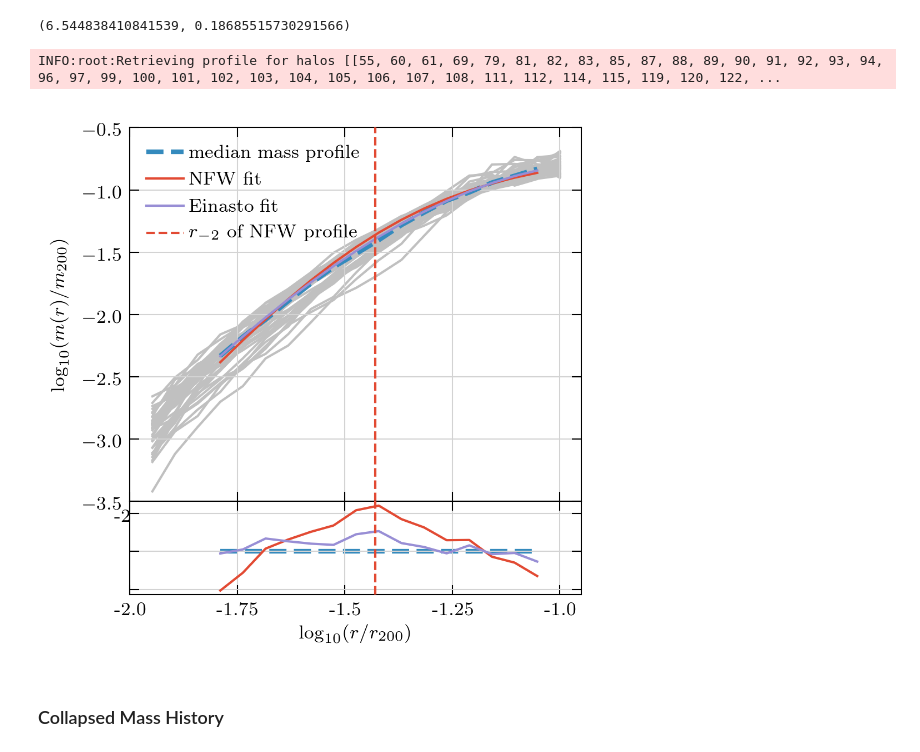
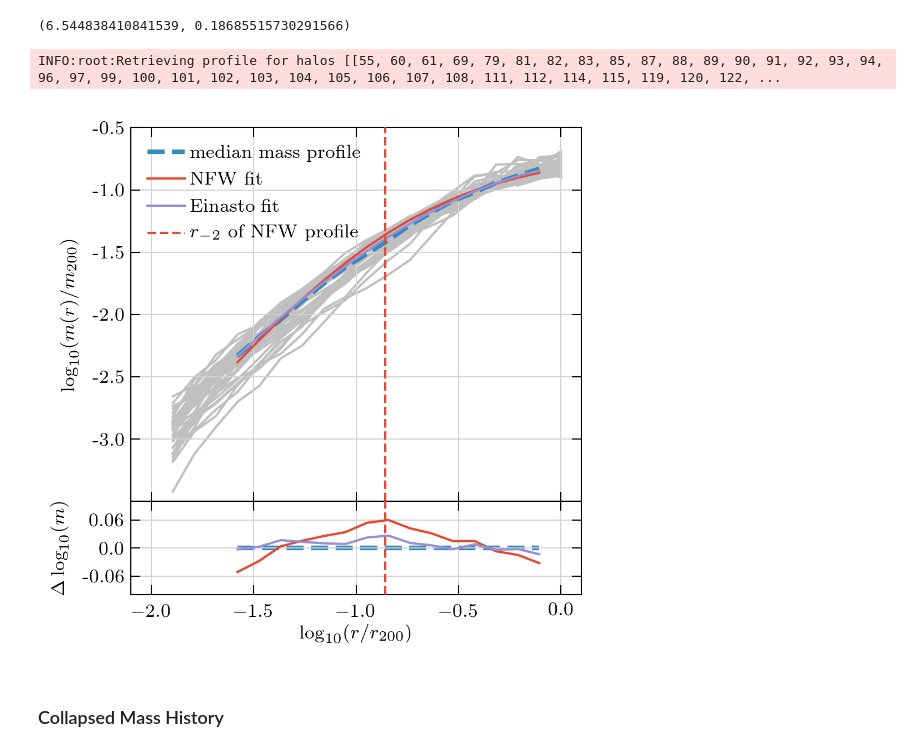
Before and after one commit to oleskiewicz/hbtp, a Jupyter notebook: halo.ipynb, the cells around one changed output. Cells and saved outputs as stored; diff of their text form; code cells hidden in the pictures.

```diff
--- a/halo.ipynb
+++ b/halo.ipynb
@@ -18,7 +18,7 @@ from cosmology import nfw, einasto
 
 from src import read
 # %%
-# plt.style.use('paper')
+plt.style.use('paper')
 # %% [markdown]
 ### Analysis parameters
 # %%
@@ -292,16 +292,20 @@ INFO:root:Retrieving profile for halos [[55, 60, 61, 69, 79, 81, 82, 83, 85, 87,
 # %%
 fig = plt.figure()
 grid = plt.GridSpec(5, 1, hspace=0.0, wspace=0.0)
+
 ax = fig.add_subplot(grid[:-1, 0])
-ax_res = fig.add_subplot(grid[-1, 0], yticklabels=[], sharex=ax)
 ax.set_xlabel(None)
 ax.set_ylabel(r"$\log_{10}(m(r) / m_{200})$")
-ax.set_xlim([-2.0, 0.1])
+ax.set_xlim([-2.1, 0.1])
 ax.set_ylim([-3.5, -0.5])
+ax.set_yticklabels([None, -3.0, -2.5, -2.0, -1.5, -1.0, -0.5])
+
+ax_res = fig.add_subplot(grid[-1, 0], yticklabels=[], sharex=ax)
 ax_res.set_xlabel(r"$\log_{10}(r / r_{200})$")
-ax.set_xlim([-2.0, 0.1])
-ax.set_xticklabels([])
-ax_res.set_xticklabels([-2.0, -1.75, -1.5, -1.25, -1.0, -0.75, -0.5, -0.25, 0.0])
+ax_res.set_ylabel(r"$\Delta\log_{10}(m)$")
+ax_res.set_ylim([-0.1, 0.1])
+ax_res.set_yticks([-0.06, 0.0, 0.06])
+ax_res.set_yticklabels([-0.06, 0.0, 0.06])
 
 if prof == 'nfw':
     ps, x, p, idx, rho_s, c = halo_profiles(prof_reader, list(hs['HaloId']), prof)
@@ -310,34 +314,34 @@ elif prof == 'einasto':
 else:
     raise ValueError("Profile must be either 'nfw' or 'einasto'")
 
 for _p in ps:
     ax.plot(x[1:], _p[1:], color='silver', zorder=0)
 #     ax_res.plot(x[1:], (_p - p)[1:], color='silver', zorder=0)
 
 ax.plot(x[idx], p[idx], color='C1', linestyle='--', linewidth=2, zorder=2, label='median mass profile')
 ax_res.plot(x[idx], np.zeros_like(p[idx]), color='C1', linestyle='--', linewidth=2, zorder=1)
 
 ax.plot(x[idx], np.log10(nfw.m_diff(np.power(10.,x), c)[idx]),
     color='C0', linestyle='-', linewidth=1, zorder=3, label='NFW fit')
 ax_res.plot(x[idx], np.log10(nfw.m_diff(np.power(10.,x), c)[idx]) - p[idx],
     color='C0', linestyle='-', linewidth=1, zorder=3)
 
 ax.plot(x[idx], np.log10(einasto.m_diff(np.power(10.,x), 6.952734560253492, 0.172666949034731)[idx]),
     color='C2', linestyle='-', linewidth=1, zorder=3, label='Einasto fit')
 ax_res.plot(x[idx], np.log10(einasto.m_diff(np.power(10.,x), 6.952734560253492, 0.172666949034731)[idx]) - p[idx],
     color='C2', linestyle='-', linewidth=1, zorder=3)
 
 ax.axvline(np.log10(1.0/c), color='C0', linestyle='--', zorder=4, linewidth=1, label='$r_{-2}$ of NFW profile')
 ax_res.axvline(np.log10(1.0/c), color='C0', linestyle='--', zorder=4, linewidth=1)
 
 ax.legend(loc='upper left')
 
 fig.tight_layout()
 
 # fig.savefig("./plots/prof.pdf")
 # %% [output]
 INFO:root:Retrieving profile for halos [[55, 60, 61, 69, 79, 81, 82, 83, 85, 87, 88, 89, 90, 91, 92, 93, 94, 96, 97, 99, 100, 101, 102, 103, 104, 105, 106, 107, 108, 111, 112, 114, 115, 119, 120, 122, ...
-[figure, old version]
+[figure, new version]
 # %% [markdown]
 ### Collapsed Mass History
 # %%
```
